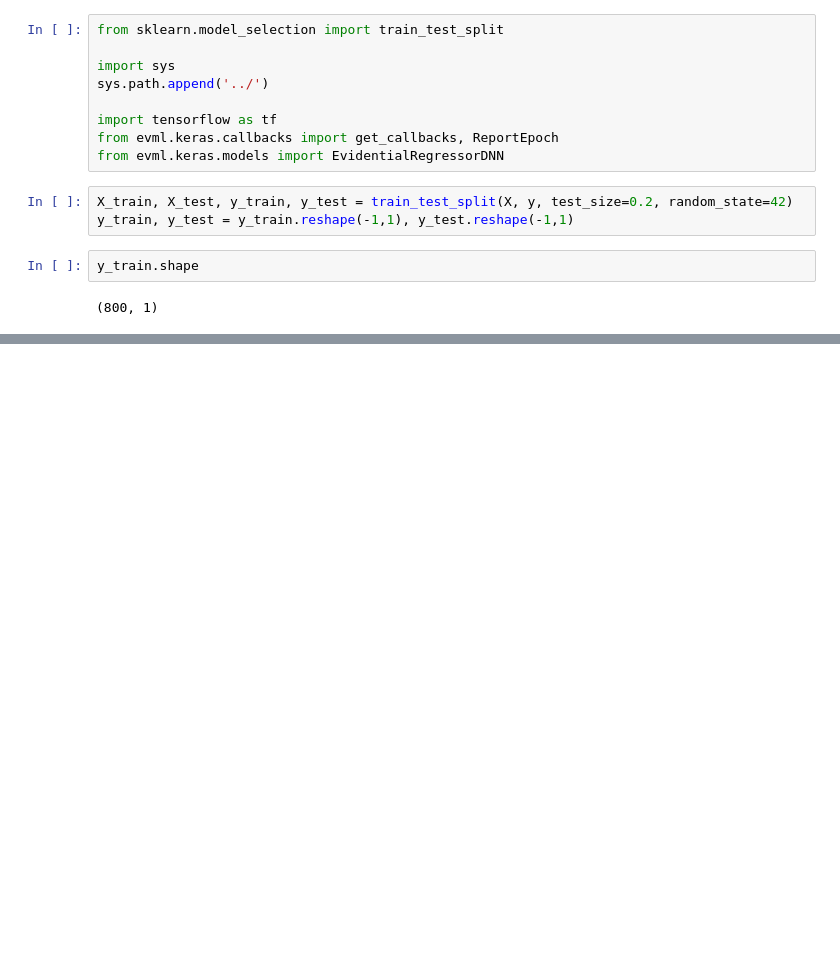
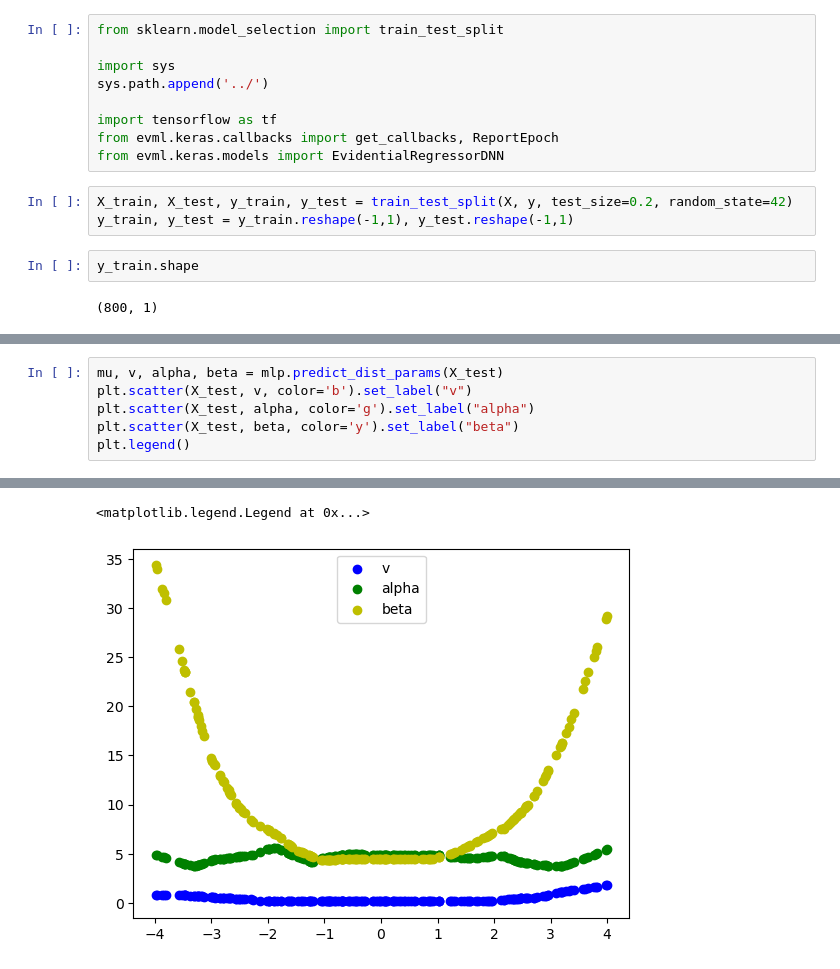
Before and after one commit to ai2es/evidential, a Jupyter notebook: notebooks/regressionCoupled cubed toy data.ipynb, the cells around one changed output, grey strips where cells are left out. Drawn from its saved outputs; the diff is of its cells as text; blank space fills up the shorter version.

```diff
--- a/notebooks/regressionCoupled cubed toy data.ipynb
+++ b/notebooks/regressionCoupled cubed toy data.ipynb
@@ -66,2 +64,9 @@ plt.plot(np.arange(-6,6,0.1), np.arange(-6,6,0.1) ** 3, color='r')
 [<matplotlib.lines.Line2D at 0x...>]
 [figure]
+# %%
+mu, v, alpha, beta = mlp.predict_dist_params(X_test)
+plt.scatter(X_test, v, color='b').set_label("v")
+plt.scatter(X_test, alpha, color='g').set_label("alpha")
+plt.scatter(X_test, beta, color='y').set_label("beta")
+plt.legend()
+# %% [output]
@@ -68,3 +74,5 @@ plt.plot(np.arange(-6,6,0.1), np.arange(-6,6,0.1) ** 3, color='r')
+<matplotlib.legend.Legend at 0x...>
+[figure, added]
 # %%
 X_test = np.concatenate((X_test, np.arange(-6,-4,0.1), np.arange(4,6,0.1)))
 
```
Also changed, not shown: parts of 7 cells of this notebook, 1 other file.
